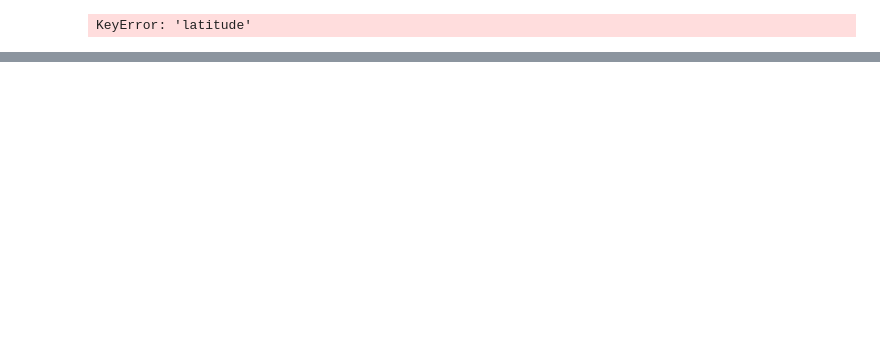
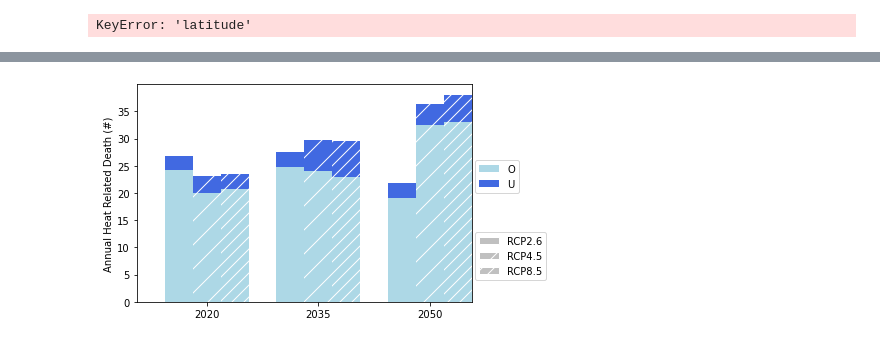
Before and after one commit to zeliest/heat_mortality_productivity_impacts, a Jupyter notebook: data_analysis/notebooks/results_test.ipynb, the cells around one changed output, grey strips where cells are left out. Cells and saved outputs as stored; diff of their text form; code cells hidden in the pictures; blank space fills up the shorter version.

```diff
--- a/data_analysis/notebooks/results_test.ipynb
+++ b/data_analysis/notebooks/results_test.ipynb
@@ -94,4 +81,4 @@ for category in ['O', 'U']:
     #exposures[category] = Exposures(exposures[category])
     exposures[category].check()
 
-agg_impact_zurich = impacts_mortality.calculate_impact_agg_canton(None, exposures)
+agg_impact_zurich = impacts_mortality.calculate_impact_agg_canton('Zürich', exposures)
@@ -97,0 +98,4 @@ agg_impact_zurich = impacts_mortality.calculate_impact_agg_canton(None, exposure
+# %%
+plot_impacts_heat(agg_impact_zurich, 'Annual Heat Related Death (#)',uncertainty=False, color=['lightblue', 'royalblue'])
+# %% [output]
+[figure, added]
```
Also changed, not shown: parts of 7 cells of this notebook, 2 other files.
